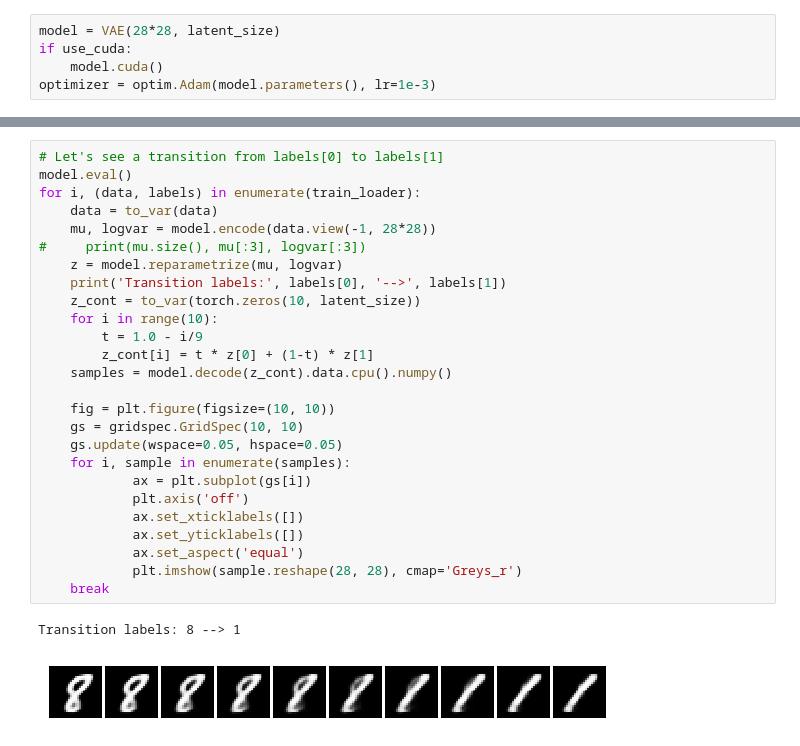
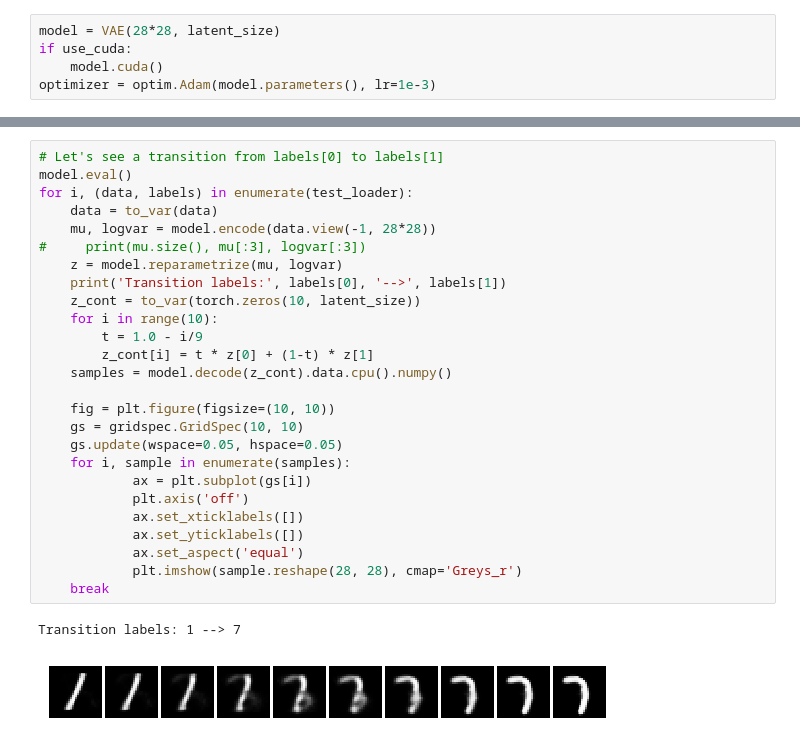
Before and after one commit to jojonki/AutoEncoders, a Jupyter notebook: vae.ipynb, the cells around one changed output, grey strips where cells are left out. Drawn from its saved outputs; the diff is of its cells as text.

```diff
--- a/vae.ipynb
+++ b/vae.ipynb
@@ -151,29 +151,29 @@ Train Epoch: 9 [48000/60000 (80%)]      Loss: 3.318712
 # %%
 # Let's see a transition from labels[0] to labels[1]
 model.eval()
-for i, (data, labels) in enumerate(train_loader):
+for i, (data, labels) in enumerate(test_loader):
     data = to_var(data)
     mu, logvar = model.encode(data.view(-1, 28*28))
 #     print(mu.size(), mu[:3], logvar[:3])
     z = model.reparametrize(mu, logvar)
     print('Transition labels:', labels[0], '-->', labels[1])
     z_cont = to_var(torch.zeros(10, latent_size))
     for i in range(10):
         t = 1.0 - i/9
         z_cont[i] = t * z[0] + (1-t) * z[1]
     samples = model.decode(z_cont).data.cpu().numpy()
 
     fig = plt.figure(figsize=(10, 10))
     gs = gridspec.GridSpec(10, 10)
     gs.update(wspace=0.05, hspace=0.05)
     for i, sample in enumerate(samples):
             ax = plt.subplot(gs[i])
             plt.axis('off')
             ax.set_xticklabels([])
             ax.set_yticklabels([])
             ax.set_aspect('equal')
             plt.imshow(sample.reshape(28, 28), cmap='Greys_r')
     break
 # %% [output]
-Transition labels: 8 --> 1
+Transition labels: 1 --> 7
-[figure, old version]
+[figure, new version]
```
Also changed, not shown: parts of 1 cell of this notebook.
